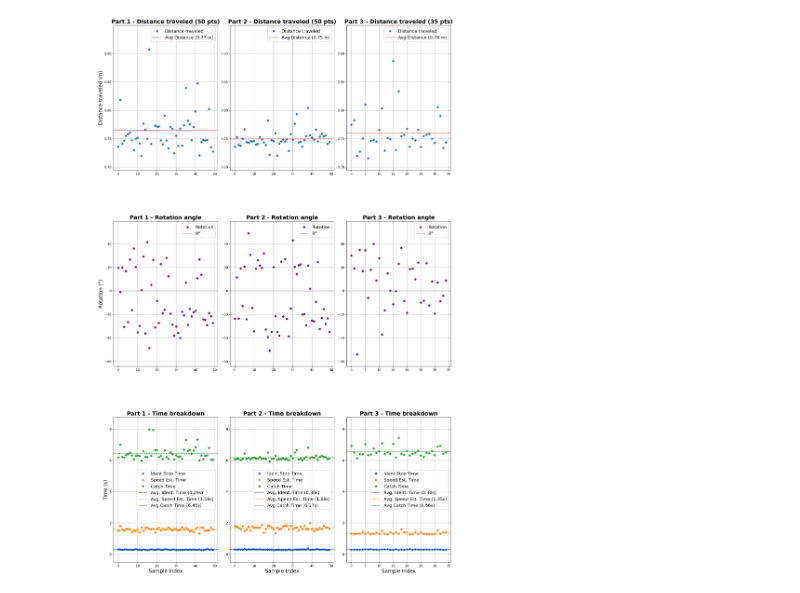
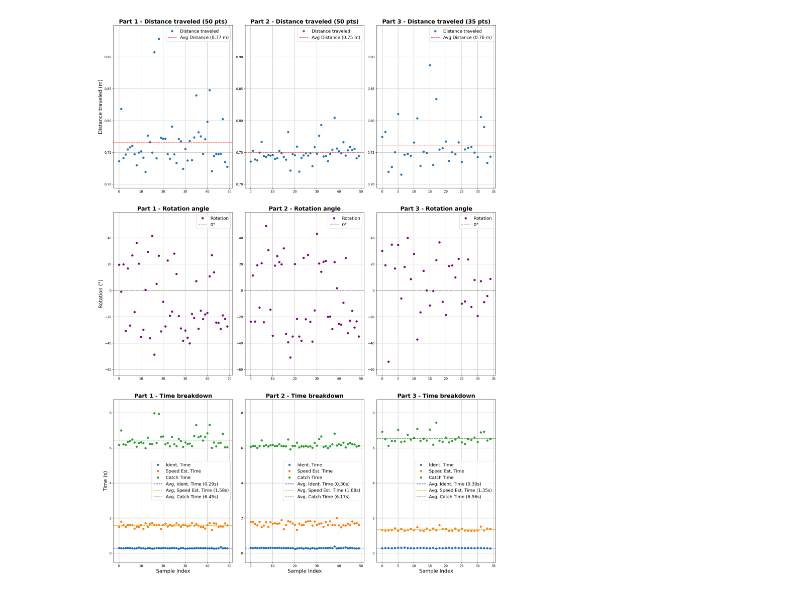
Before and after one commit to KarolChudzicki/Master-Thesis, a Jupyter notebook: Plots/time_plots.ipynb, the cells around one changed output. Drawn from its saved outputs; the diff is of its cells as text; code cells hidden in the pictures.

```diff
--- a/Plots/time_plots.ipynb
+++ b/Plots/time_plots.ipynb
@@ -15,7 +15,7 @@ def add_margin(ymin, ymax, margin=0.1):
 df = pd.read_csv("plots_for_thesis/25Hz_times.csv")
 
 parts = [0, 1, 2]
-fig, axes = plt.subplots(3, 3, figsize=(16, 26), dpi=150)
+fig, axes = plt.subplots(3, 3, figsize=(18, 26), dpi=150)
 
 # Calculate y-limits for each row first
 
@@ -82,36 +82,36 @@ for col, part_id in enumerate(parts):
         axes[1, col].legend(fontsize=14)
     else:
         axes[1, col].set_visible(False)
 
     # Times (no n_points)
     ident_stop = part_df["time_ident_stop"]
     est_time = part_df["time_speed_est_stop"] - part_df["time_speed_est_start"]
     catch_time = part_df["time_catch_stop"] - part_df["time_catch_start"]
 
-    axes[2, col].plot(part_df.index, ident_stop, marker='o', label="Ident Stop Time", linestyle="")
+    axes[2, col].plot(part_df.index, ident_stop, marker='o', label="Ident. Time", linestyle="")
     axes[2, col].plot(part_df.index, est_time, marker='o', label="Speed Est. Time", linestyle="")
     axes[2, col].plot(part_df.index, catch_time, marker='o', label="Catch Time", linestyle="")
 
     avg_ident_stop = ident_stop.mean()
     avg_est_time = est_time.mean()
     avg_catch_time = catch_time.mean()
 
     axes[2, col].axhline(avg_ident_stop, color='blue', linestyle='--', label=f"Avg. Ident. Time ({avg_ident_stop:.2f}s)")
     axes[2, col].axhline(avg_est_time, color='orange', linestyle='--', label=f"Avg. Speed Est. Time ({avg_est_time:.2f}s)")
-    axes[2, col].axhline(avg_catch_time, color='green', linestyle='--', label=f"Avg Catch Time ({avg_catch_time:.2f}s)")
+    axes[2, col].axhline(avg_catch_time, color='green', linestyle='--', label=f"Avg. Catch Time ({avg_catch_time:.2f}s)")
 
     axes[2, col].set_title(f"Part {part_id + 1} - Time breakdown", fontsize=18, fontweight='bold')
     axes[2, col].set_xlabel("Sample Index", fontsize=16)
     if col == 0:
         axes[2, col].set_ylabel("Time (s)", fontsize=16)
     axes[2, col].grid(True)
     axes[2, col].set_ylim(time_min, time_max)
     axes[2, col].legend(fontsize=14)
 
 plt.tight_layout(rect=[0, 0, 1, 0.96])
-plt.subplots_adjust(hspace=0.05)
+plt.subplots_adjust(hspace=0.15)
 plt.show()
 # %% [output]
-[figure, old version]
+[figure, new version]
 # %%
 fig.savefig("time_plots.pdf", bbox_inches='tight')
```
Also changed, not shown: 5 other files.
